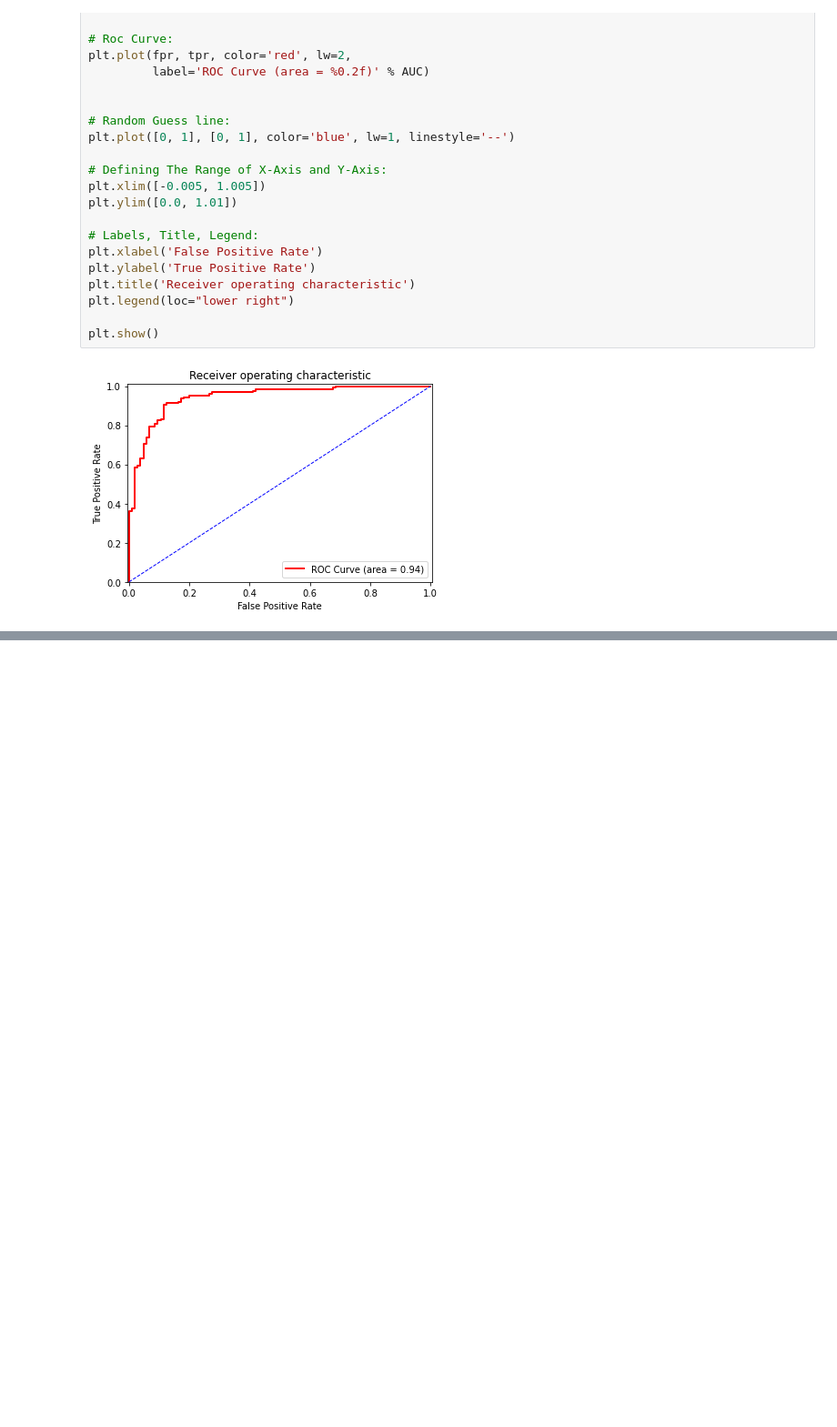
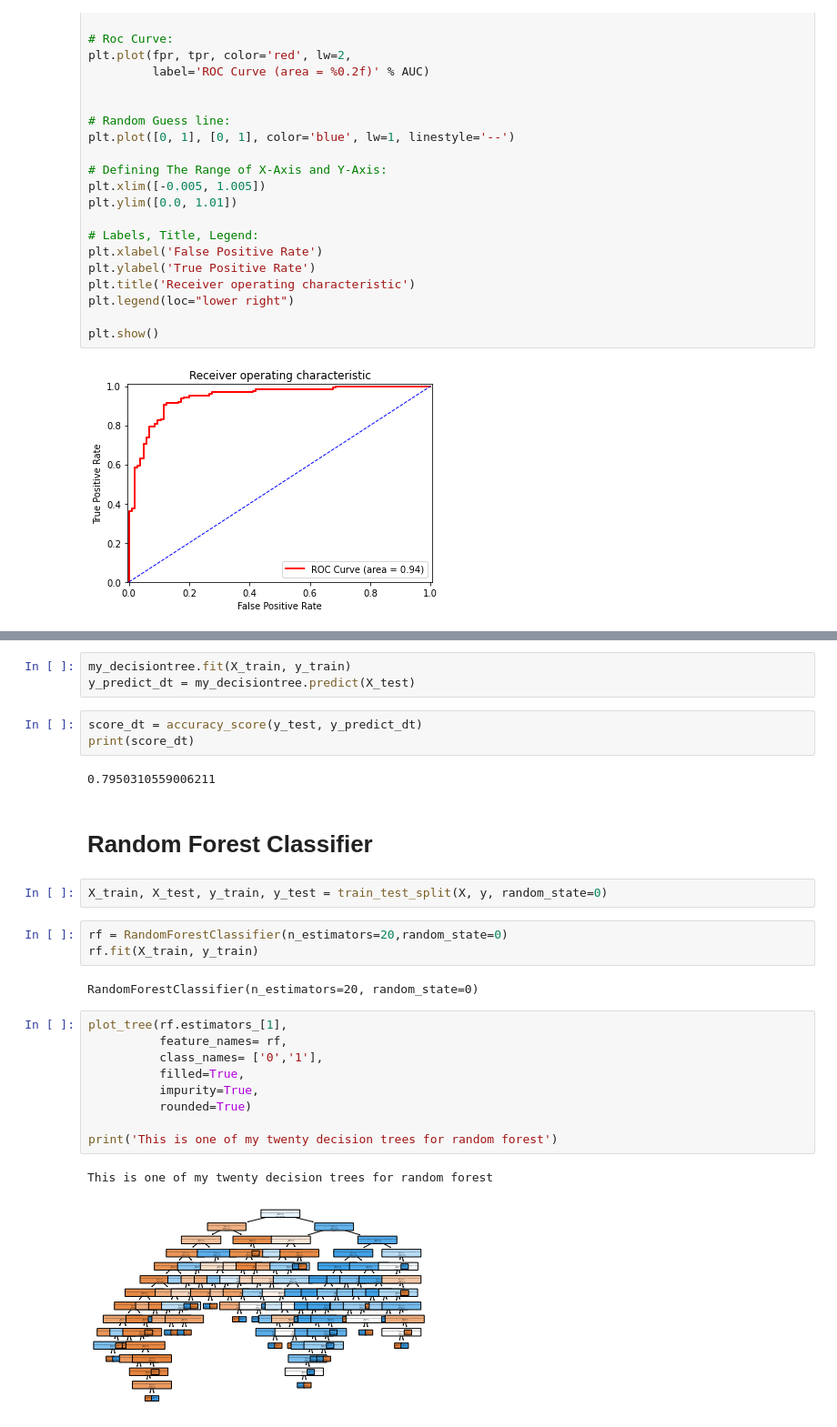
Before and after one commit to Al3zama1/data-final-project, a Jupyter notebook: heart-final-project.ipynb, the cells around one changed output, grey strips where cells are left out. Shown at 91% size. Cells and saved outputs as stored; diff of their text form; blank space fills up the shorter version.

Commit message:
added decision tree and random forest

```diff
--- a/heart-final-project.ipynb
+++ b/heart-final-project.ipynb
@@ -312,0 +324,29 @@ plt.show()
+# %%
+my_decisiontree.fit(X_train, y_train)
+y_predict_dt = my_decisiontree.predict(X_test)
+# %%
+score_dt = accuracy_score(y_test, y_predict_dt)
+print(score_dt)
+# %% [output]
+0.7950310559006211
+# %% [markdown]
+# Random Forest Classifier
+# %%
+X_train, X_test, y_train, y_test = train_test_split(X, y, random_state=0)
+# %%
+rf = RandomForestClassifier(n_estimators=20,random_state=0)
+rf.fit(X_train, y_train)
+# %% [output]
+RandomForestClassifier(n_estimators=20, random_state=0)
+# %%
+plot_tree(rf.estimators_[1],
+          feature_names= rf,
+          class_names= ['0','1'],
+          filled=True,
+          impurity=True,
+          rounded=True)
+
+print('This is one of my twenty decision trees for random forest')
+# %% [output]
+This is one of my twenty decision trees for random forest
+[figure, added]
```
Also changed, not shown: parts of 7 cells of this notebook, 1 other file.
